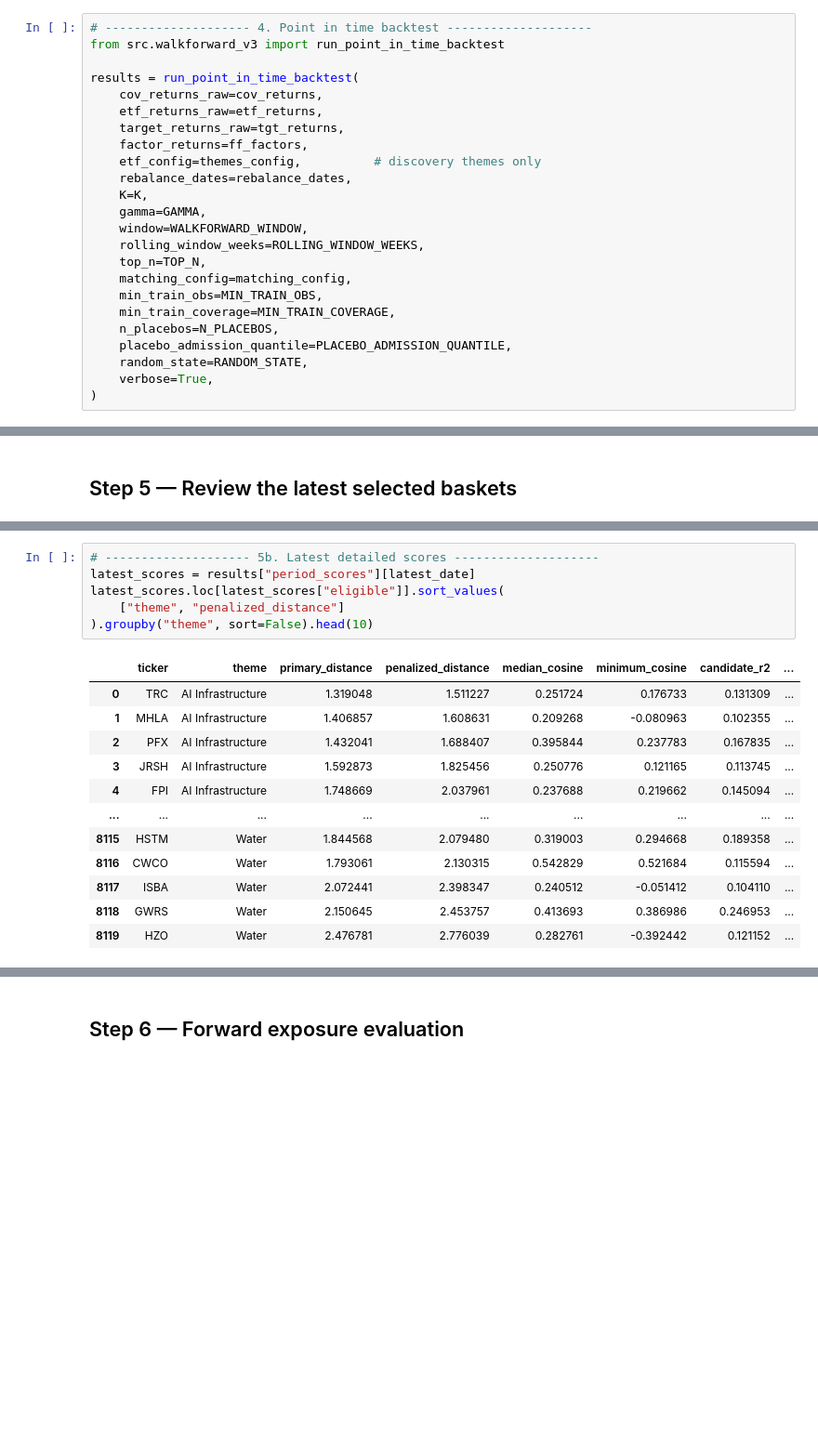
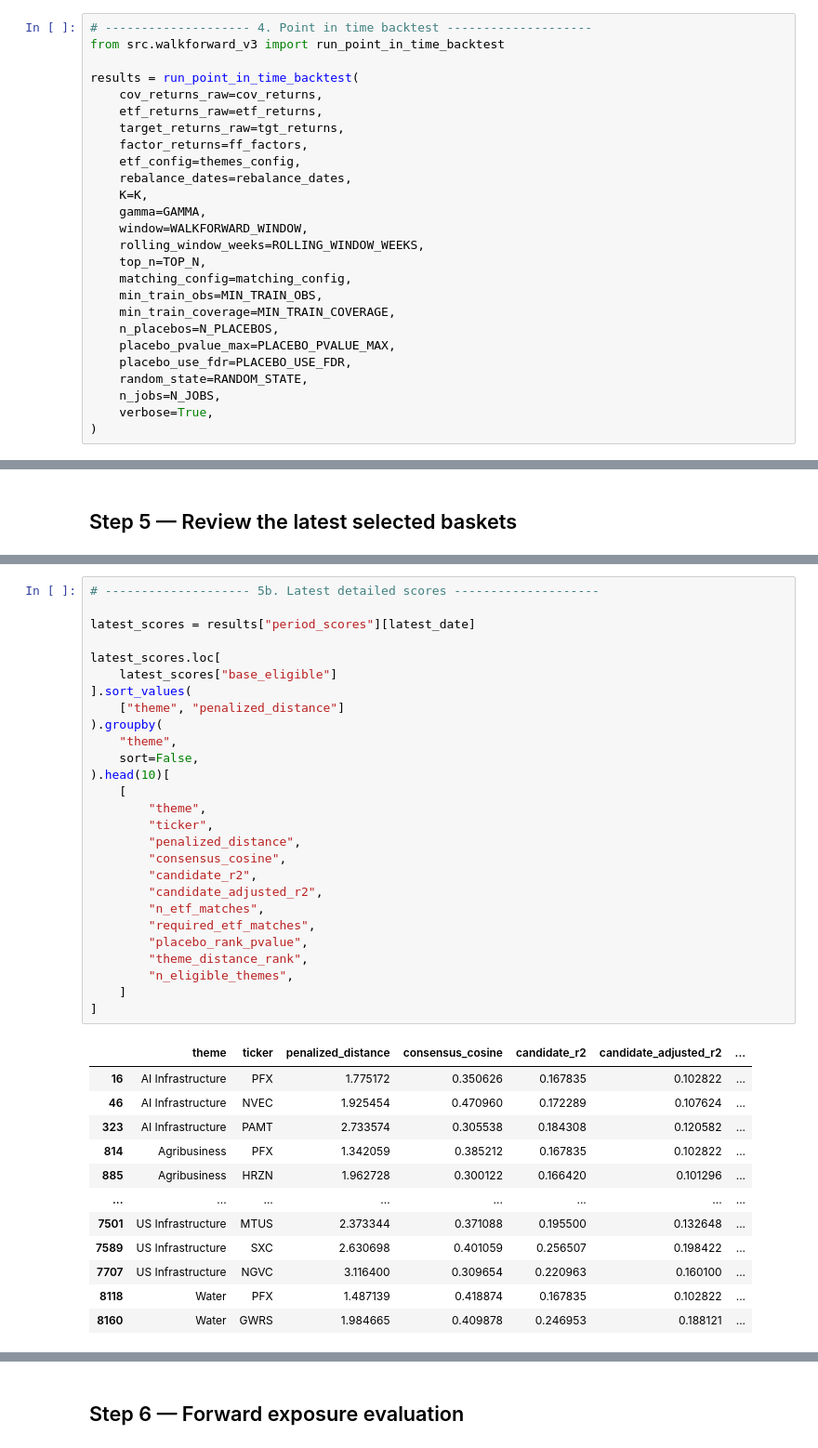
Before and after one commit to AA-mini/ThemeCloner2, a Jupyter notebook: ThemeCloner_V2_WalkForward_revised.ipynb, the cells around one changed output, grey strips where cells are left out. Shown at 93% size. Saved outputs shown, nothing was run; the diff lists cells and outputs as text; blank space fills up the shorter version.

Commit message:
Improve theme matching diagnostics and parallel placebos

```diff
--- a/ThemeCloner_V2_WalkForward_revised.ipynb
+++ b/ThemeCloner_V2_WalkForward_revised.ipynb
@@ -219,7 +243,7 @@ results = run_point_in_time_backtest(
     etf_returns_raw=etf_returns,
     target_returns_raw=tgt_returns,
     factor_returns=ff_factors,
-    etf_config=themes_config,          # discovery themes only
+    etf_config=themes_config,
     rebalance_dates=rebalance_dates,
     K=K,
     gamma=GAMMA,
@@ -230,8 +254,10 @@ results = run_point_in_time_backtest(
     min_train_obs=MIN_TRAIN_OBS,
     min_train_coverage=MIN_TRAIN_COVERAGE,
     n_placebos=N_PLACEBOS,
-    placebo_admission_quantile=PLACEBO_ADMISSION_QUANTILE,
+    placebo_pvalue_max=PLACEBO_PVALUE_MAX,
+    placebo_use_fdr=PLACEBO_USE_FDR,
     random_state=RANDOM_STATE,
+    n_jobs=N_JOBS,
     verbose=True,
 )
 # %% [output]
@@ -281,19 +379,40 @@ latest rebalance: 2026-03-27
 # %%
 # -------------------- 5b. Latest detailed scores --------------------
+
 latest_scores = results["period_scores"][latest_date]
-latest_scores.loc[latest_scores["eligible"]].sort_values(
+
+latest_scores.loc[
+    latest_scores["base_eligible"]
+].sort_values(
     ["theme", "penalized_distance"]
-).groupby("theme", sort=False).head(10)
+).groupby(
+    "theme",
+    sort=False,
+).head(10)[
+    [
+        "theme",
+        "ticker",
+        "penalized_distance",
+        "consensus_cosine",
+        "candidate_r2",
+        "candidate_adjusted_r2",
+        "n_etf_matches",
+        "required_etf_matches",
+        "placebo_rank_pvalue",
+        "theme_distance_rank",
+        "n_eligible_themes",
+    ]
+]
 # %% [output]
-|  | ticker | theme | primary_distance | penalized_distance | median_cosine | minimum_cosine | candidate_r2 | ... |
-| 0 | TRC | AI Infrastructure | 1.319048 | 1.511227 | 0.251724 | 0.176733 | 0.131309 | ... |
-| 1 | MHLA | AI Infrastructure | 1.406857 | 1.608631 | 0.209268 | -0.080963 | 0.102355 | ... |
-| 2 | PFX | AI Infrastructure | 1.432041 | 1.688407 | 0.395844 | 0.237783 | 0.167835 | ... |
-| 3 | JRSH | AI Infrastructure | 1.592873 | 1.825456 | 0.250776 | 0.121165 | 0.113745 | ... |
-| 4 | FPI | AI Infrastructure | 1.748669 | 2.037961 | 0.237688 | 0.219662 | 0.145094 | ... |
-| ... | ... | ... | ... | ... | ... | ... | ... | ... |
-| 8115 | HSTM | Water | 1.844568 | 2.079480 | 0.319003 | 0.294668 | 0.189358 | ... |
-| 8116 | CWCO | Water | 1.793061 | 2.130315 | 0.542829 | 0.521684 | 0.115594 | ... |
-| 8117 | ISBA | Water | 2.072441 | 2.398347 | 0.240512 | -0.051412 | 0.104110 | ... |
-| 8118 | GWRS | Water | 2.150645 | 2.453757 | 0.413693 | 0.386986 | 0.246953 | ... |
-| 8119 | HZO | Water | 2.476781 | 2.776039 | 0.282761 | -0.392442 | 0.121152 | ... |
+|  | theme | ticker | penalized_distance | consensus_cosine | candidate_r2 | candidate_adjusted_r2 | ... |
+| 16 | AI Infrastructure | PFX | 1.775172 | 0.350626 | 0.167835 | 0.102822 | ... |
+| 46 | AI Infrastructure | NVEC | 1.925454 | 0.470960 | 0.172289 | 0.107624 | ... |
+| 323 | AI Infrastructure | PAMT | 2.733574 | 0.305538 | 0.184308 | 0.120582 | ... |
+| 814 | Agribusiness | PFX | 1.342059 | 0.385212 | 0.167835 | 0.102822 | ... |
+| 885 | Agribusiness | HRZN | 1.962728 | 0.300122 | 0.166420 | 0.101296 | ... |
+| ... | ... | ... | ... | ... | ... | ... | ... |
+| 7501 | US Infrastructure | MTUS | 2.373344 | 0.371088 | 0.195500 | 0.132648 | ... |
+| 7589 | US Infrastructure | SXC | 2.630698 | 0.401059 | 0.256507 | 0.198422 | ... |
+| 7707 | US Infrastructure | NGVC | 3.116400 | 0.309654 | 0.220963 | 0.160100 | ... |
+| 8118 | Water | PFX | 1.487139 | 0.418874 | 0.167835 | 0.102822 | ... |
+| 8160 | Water | GWRS | 1.984665 | 0.409878 | 0.246953 | 0.188121 | ... |
```
Also changed, not shown: parts of 18 cells of this notebook, 3 other files.
